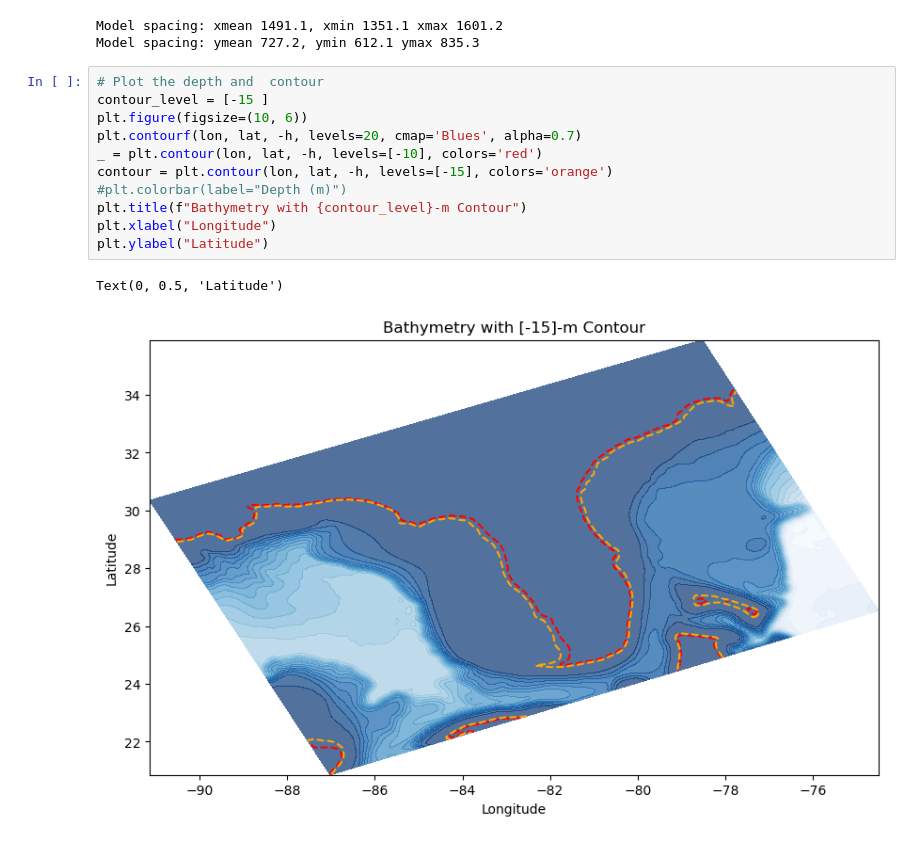
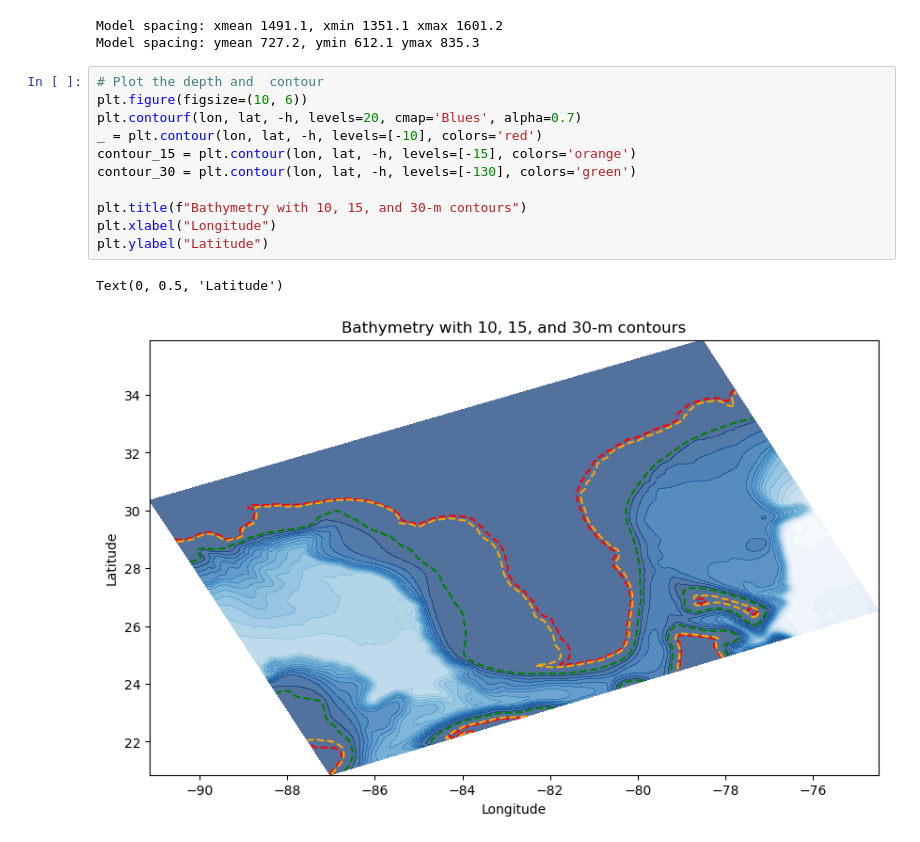
Before and after one commit to csherwood-usgs/NOPP_comparison, a Jupyter notebook: find_contour.ipynb, the cells around one changed output. Cells and saved outputs as stored; diff of their text form.

```diff
--- a/find_contour.ipynb
+++ b/find_contour.ipynb
@@ -59,17 +59,17 @@ Model spacing: xmean 1491.1, xmin 1351.1 xmax 1601.2
 Model spacing: ymean 727.2, ymin 612.1 ymax 835.3
 # %%
 # Plot the depth and  contour
-contour_level = [-15 ]
 plt.figure(figsize=(10, 6))
 plt.contourf(lon, lat, -h, levels=20, cmap='Blues', alpha=0.7)
 _ = plt.contour(lon, lat, -h, levels=[-10], colors='red')
-contour = plt.contour(lon, lat, -h, levels=[-15], colors='orange')
-#plt.colorbar(label="Depth (m)")
-plt.title(f"Bathymetry with {contour_level}-m Contour")
+contour_15 = plt.contour(lon, lat, -h, levels=[-15], colors='orange')
+contour_30 = plt.contour(lon, lat, -h, levels=[-130], colors='green')
+
+plt.title(f"Bathymetry with 10, 15, and 30-m contours")
 plt.xlabel("Longitude")
 plt.ylabel("Latitude")
 # %% [output]
 Text(0, 0.5, 'Latitude')
-[figure, old version]
+[figure, new version]
 # %%
 # Plot the depth and  contour
```
Also changed, not shown: parts of 6 cells of this notebook, 5 other files.
